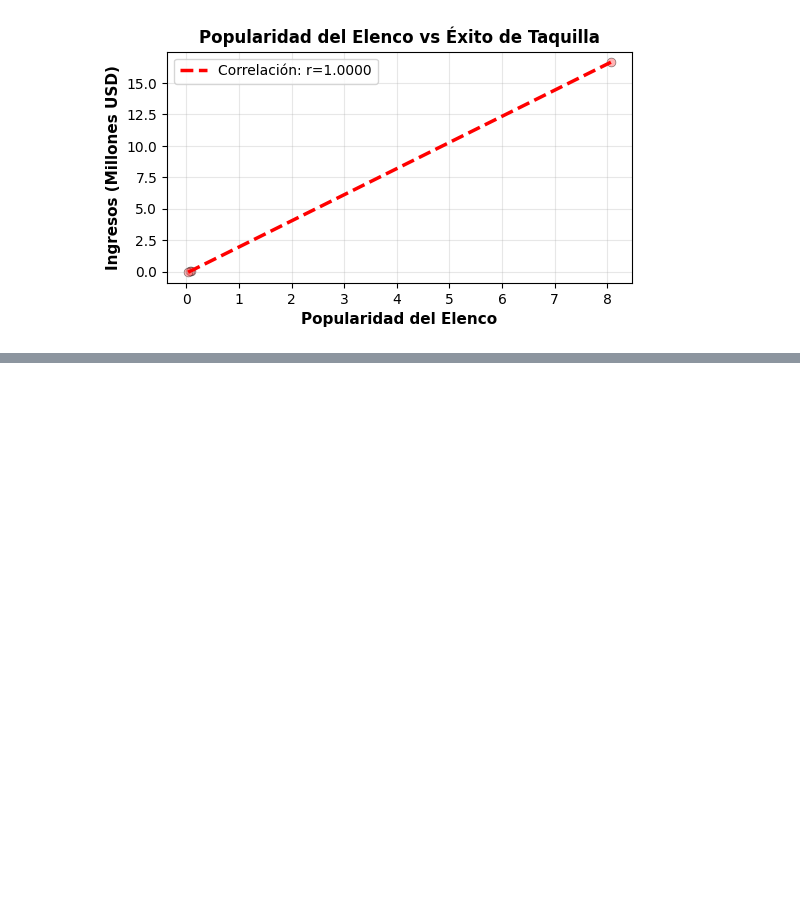
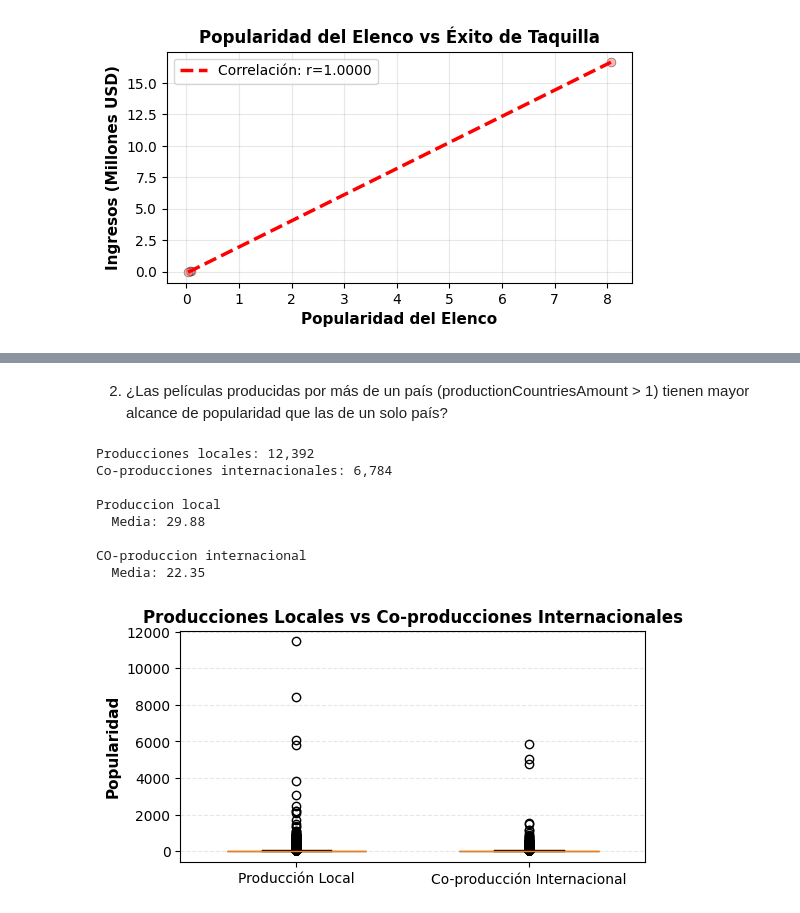
Before and after one commit to Qu3zada22/lab1_MD, a Jupyter notebook: src/Lab1.ipynb, the cells around one changed output, grey strips where cells are left out. Drawn from its saved outputs; the diff is of its cells as text; code cells hidden in the pictures; blank space fills up the shorter version.

```diff
--- a/src/Lab1.ipynb
+++ b/src/Lab1.ipynb
@@ -248,0 +285,53 @@ p-value: 1.337e-05
+# %% [markdown]
+2. ¿Las películas producidas por más de un país (productionCountriesAmount > 1) tienen mayor alcance de popularidad que las de un solo país?
+# %%
+df = pd.read_csv('../data/movies_2026.csv', encoding='latin-1')
+
+df_analisis = df[df['popularity'] > 0].copy()
+
+df_analisis['prod_type'] = df_analisis['productionCountriesAmount'].apply(
+    lambda x: 'Producción Local' if x == 1 else 'Co-producción Internacional'
+)
+
+local = df_analisis[df_analisis['prod_type'] == 'Producción Local']['popularity']
+internacional = df_analisis[df_analisis['prod_type'] == 'Co-producción Internacional']['popularity']
+
+print(f"Producciones locales: {len(local):,}")
+print(f"Co-producciones internacionales: {len(internacional):,}")
+
+print(f"\n{'Produccion local':<50}")
+print(f"  Media: {local.mean():.2f}")
+
+print(f"\n{'CO-produccion internacional':<50}")
+print(f"  Media: {internacional.mean():.2f}")
+
+fig, ax = plt.subplots(figsize=(6, 3))
+
+data_box = [local, internacional]
+bp = ax.boxplot(data_box,
+                 labels=['Producción Local', 'Co-producción Internacional'],
+                 patch_artist=True,
+                 notch=False,
+                 widths=0.6)
+
+colors = ['#FF6B6B', '#4ECDC4']
+for patch, color in zip(bp['boxes'], colors):
+    patch.set_facecolor(color)
+    patch.set_alpha(0.7)
+
+ax.set_ylabel('Popularidad', fontweight='bold', fontsize=11)
+ax.set_title('Producciones Locales vs Co-producciones Internacionales',
+             fontweight='bold', fontsize=12)
+ax.grid(axis='y', alpha=0.3, linestyle='--')
+
+plt.show()
+# %% [output]
+Producciones locales: 12,392
+Co-producciones internacionales: 6,784
+
+Produccion local
+  Media: 29.88
+
+CO-produccion internacional
+  Media: 22.35
+[figure, added]
```
Also changed, not shown: parts of 11 cells of this notebook.
